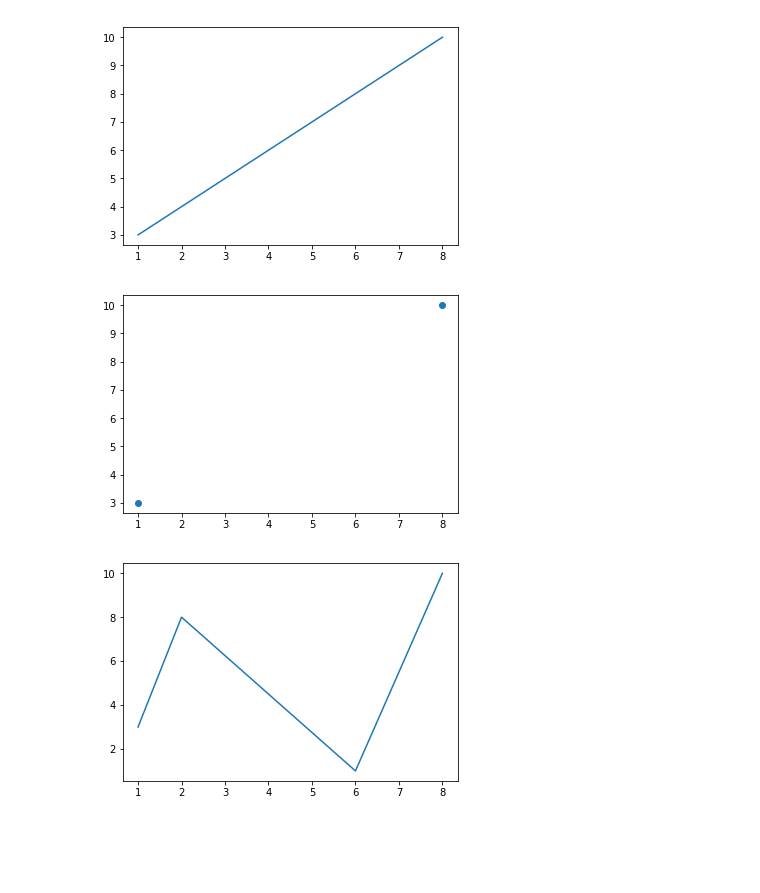
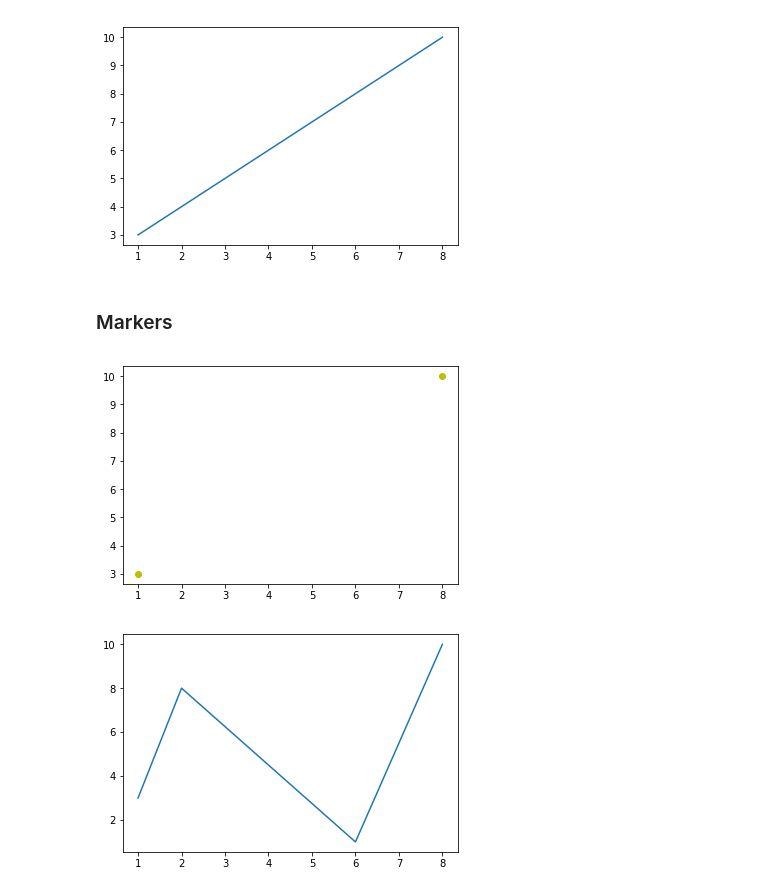
Before and after one commit to Sagarlatake/Matplotlib-Overview, a Jupyter notebook: Matplotlib.ipynb, the cells around one changed output. Saved outputs shown, nothing was run; the diff lists cells and outputs as text; code cells hidden in the pictures; blank space fills up the shorter version.

```diff
--- a/Matplotlib.ipynb
+++ b/Matplotlib.ipynb
@@ -80,15 +80,17 @@ plt.plot(xpoints, ypoints)
 plt.show()
 # %% [output]
 [figure]
+# %% [markdown]
+### Markers
 # %%
 ## HOW TO USE MARKERS
 xpoints = np.array([1, 8])
 ypoints = np.array([3, 10])
 
-plt.plot(xpoints, ypoints, 'o')
+plt.plot(xpoints, ypoints, 'oy')
 plt.show()
 # %% [output]
-[figure, old version]
+[figure, new version]
 # %%
 # Plot multiple points
 xpoints = np.array([1, 2, 6, 8])
```
Also changed, not shown: parts of 15 cells of this notebook.
